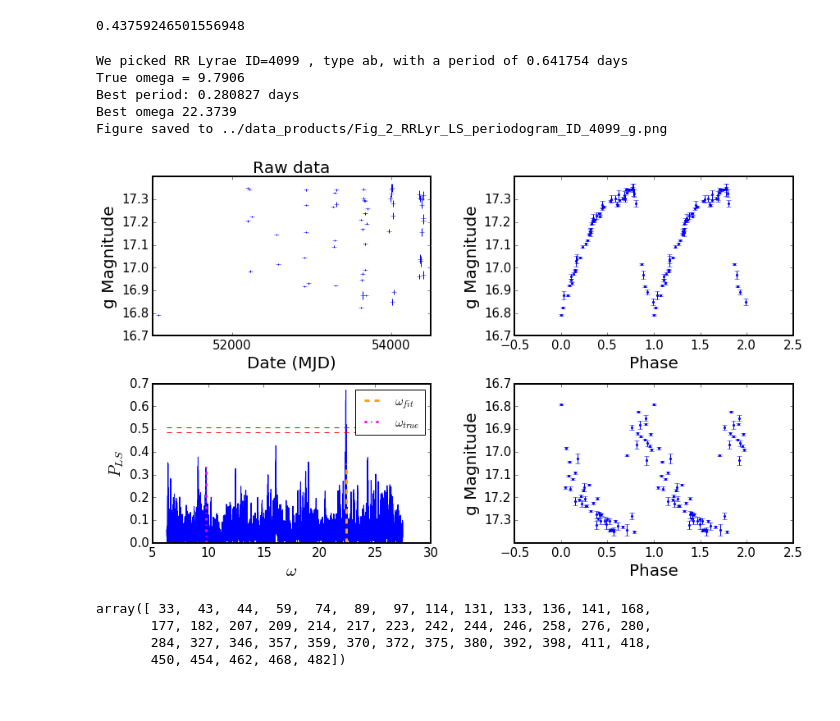
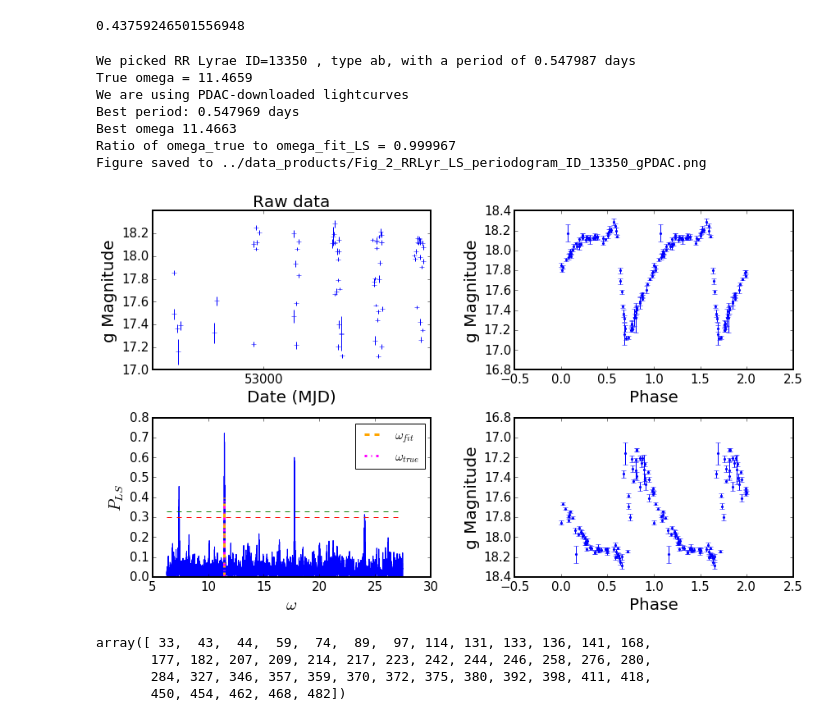
Before and after one commit to suberlak/PDAC_research, a Jupyter notebook: code/02.2017_S82_PDAC_single_object.ipynb, the cells around one changed output. Saved outputs shown, nothing was run; the diff lists cells and outputs as text; code cells hidden in the pictures.

Commit message:
added time printing for queries, and PDAC periodogram printing

```diff
--- a/code/02.2017_S82_PDAC_single_object.ipynb
+++ b/code/02.2017_S82_PDAC_single_object.ipynb
@@ -296,7 +296,7 @@ def plot_rr_lyr( i = 0, band='g' , table2 = table2, save_plot=False, source='Ses
         magerrs = lc[band+'magErr'][mask]
 
     if source =='PDAC' :
-
+        print('We are using PDAC-downloaded lightcurves')
         # Pick an RR Lyr
         address = '../raw_data/RRLyr_S82_PDAC/'
         PDAC_lcs = os.listdir(address)
@@ -307,7 +307,12 @@ def plot_rr_lyr( i = 0, band='g' , table2 = table2, save_plot=False, source='Ses
             print('Sorry, we do not have lightcurve i=%d, ID=%d from PDAC yet'%(i,ID ))
         else :
             lc = Table.read(address+lc_names[i]+'_'+str(i)+'_'+band+'.txt', format='ascii')
-            lc_clean = lc[~lc['g'].mask]  # remove all missing rows...
+            if  lc.mask is not None :
+                # remove all missing rows...
+                # if they were masked...
+                lc_clean = lc[~lc['g'].mask]
+            else:
+                lc_clean = lc
             # grab the lightcurve data ...
             mjds = np.array(lc_clean['exposure_time_mid'])
             mags = np.array(lc_clean[band])
@@ -353,7 +358,8 @@ def plot_rr_lyr( i = 0, band='g' , table2 = table2, save_plot=False, source='Ses
     best_period =  2*np.pi/omega_best
     print("Best period: %.6f days"%(best_period))
     print("Best omega %.4f"%omega_best)
-
+    omega_true = 2*np.pi / true_period
+    print("Ratio of omega_true to omega_fit_LS = %f"%(omega_true / omega_best))
     ax[2].axvline(omega_best, ymax=0.5, ls='--', lw=3, color='orange', label=r'$\omega_{fit}$')
     ax[2].axvline(omega_true, ymax=0.5, ls='-.', lw=3, color='magenta', label=r'$\omega_{true}$')
 
@@ -503,14 +514,16 @@ ratios[0]
 # %% [output]
 0.43759246501556948
 # %%
-plot_rr_lyr(i=0, band='g', save_plot=True)
+plot_rr_lyr(i=1, band='g', save_plot=True, source='PDAC')
 # %% [output]
-We picked RR Lyrae ID=4099 , type ab, with a period of 0.641754 days
-True omega = 9.7906
-Best period: 0.280827 days
-Best omega 22.3739
-Figure saved to ../data_products/Fig_2_RRLyr_LS_periodogram_ID_4099_g.png
+We picked RR Lyrae ID=13350 , type ab, with a period of 0.547987 days
+True omega = 11.4659
+We are using PDAC-downloaded lightcurves
+Best period: 0.547969 days
+Best omega 11.4663
+Ratio of omega_true to omega_fit_LS = 0.999967
+Figure saved to ../data_products/Fig_2_RRLyr_LS_periodogram_ID_13350_gPDAC.png
-[figure, old version]
+[figure, new version]
 # %%
 # right group...
 master_table['i'][ratios>1.5].data
```
Also changed, not shown: parts of 10 cells of this notebook.
